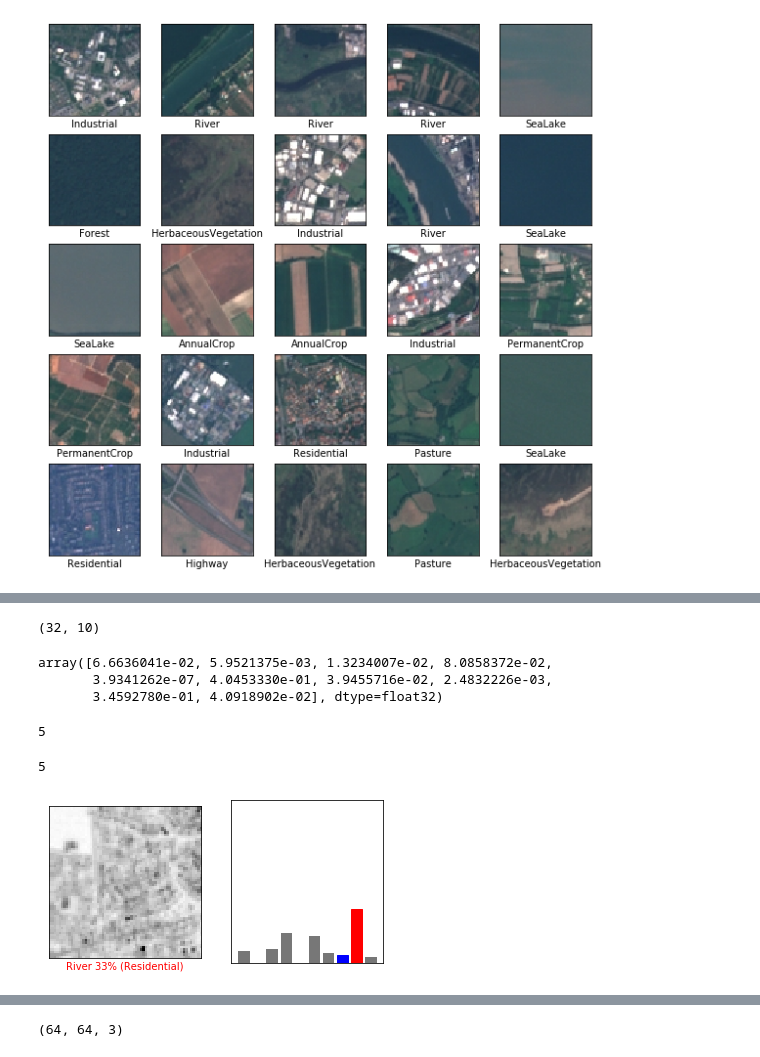
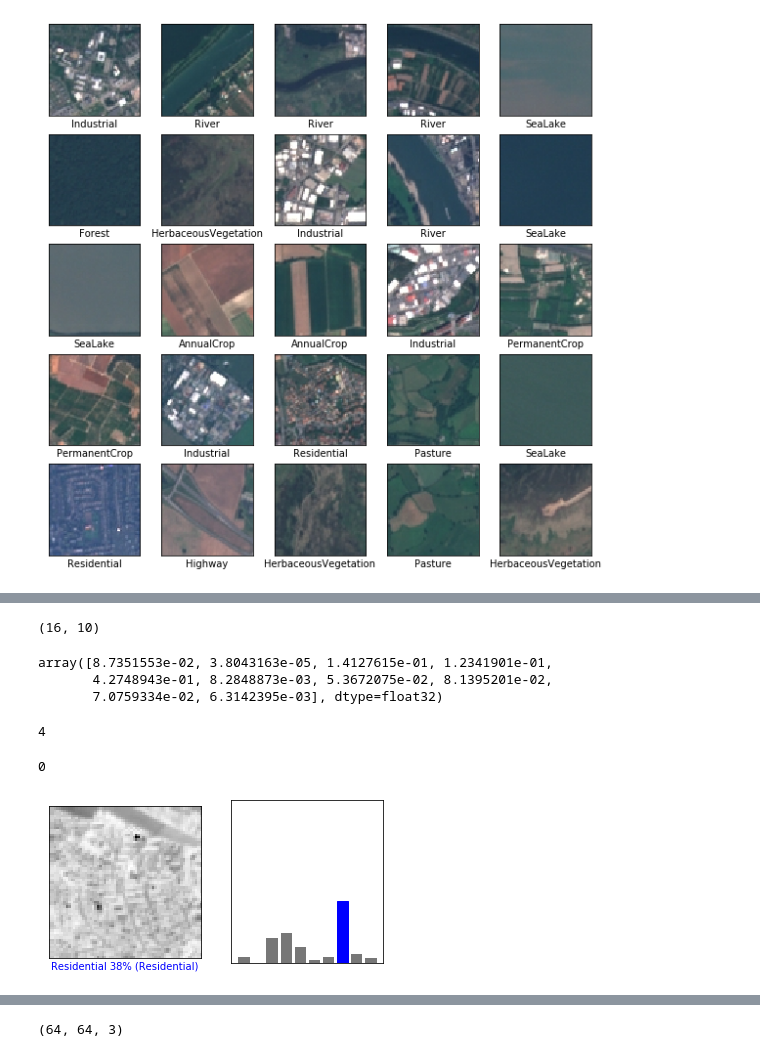
Before and after one commit to Youtir/DeepLearning, a Jupyter notebook: Eurosat_dataset.ipynb, the cells around one changed output, grey strips where cells are left out. Cells and saved outputs as stored; diff of their text form; code cells hidden in the pictures.

```diff
--- a/Eurosat_dataset.ipynb
+++ b/Eurosat_dataset.ipynb
@@ -108,6 +106,7 @@ plt.show()
 # %%
 model = tf.keras.Sequential([
     tf.keras.layers.Flatten(input_shape=(64, 64, 3)),
+    tf.keras.layers.Dense(512, activation=tf.nn.relu),
     tf.keras.layers.Dense(128, activation=tf.nn.relu),
     tf.keras.layers.Dense(10,  activation=tf.nn.softmax)
 ])
@@ -116,7 +115,7 @@ model.compile(optimizer='adam',
               loss='sparse_categorical_crossentropy',
               metrics=['accuracy'])
 # %%
-BATCH_SIZE = 32
+BATCH_SIZE = 16
 train_dataset = train_dataset.repeat().shuffle(num_train_examples).batch(BATCH_SIZE)
 #test_dataset = test_dataset.batch(BATCH_SIZE)
 # %%
@@ -145,21 +144,21 @@ for test_images, test_labels in train_dataset.take(1):
 # %%
 predictions.shape
 # %% [output]
-(32, 10)
+(16, 10)
 # %%
 predictions[0]
 # %% [output]
-array([6.6636041e-02, 5.9521375e-03, 1.3234007e-02, 8.0858372e-02,
-       3.9341262e-07, 4.0453330e-01, 3.9455716e-02, 2.4832226e-03,
-       3.4592780e-01, 4.0918902e-02], dtype=float32)
+array([8.7351553e-02, 3.8043163e-05, 1.4127615e-01, 1.2341901e-01,
+       4.2748943e-01, 8.2848873e-03, 5.3672075e-02, 8.1395201e-02,
+       7.0759334e-02, 6.3142395e-03], dtype=float32)
 # %%
 np.argmax(predictions[0])
 # %% [output]
-5
+4
 # %%
 test_labels[0]
 # %% [output]
-5
+0
 # %%
 def plot_image(i, predictions_array, true_labels, images):
   predictions_array, true_label, img = predictions_array[i], true_labels[i], images[i]
@@ -192,14 +191,14 @@ def plot_value_array(i, predictions_array, true_label):
   thisplot[predicted_label].set_color('red')
   thisplot[true_label].set_color('blue')
 # %%
-i = 30
+i = 14
 plt.figure(figsize=(6,3))
 plt.subplot(1,2,1)
 plot_image(i, predictions, test_labels, test_images)
 plt.subplot(1,2,2)
 plot_value_array(i, predictions, test_labels)
 # %% [output]
-[figure, old version]
+[figure, new version]
 # %%
 # Plot the first X test images, their predicted label, and the true label
 # Color correct predictions in blue, incorrect predictions in red
```
Also changed, not shown: parts of 7 cells of this notebook.
